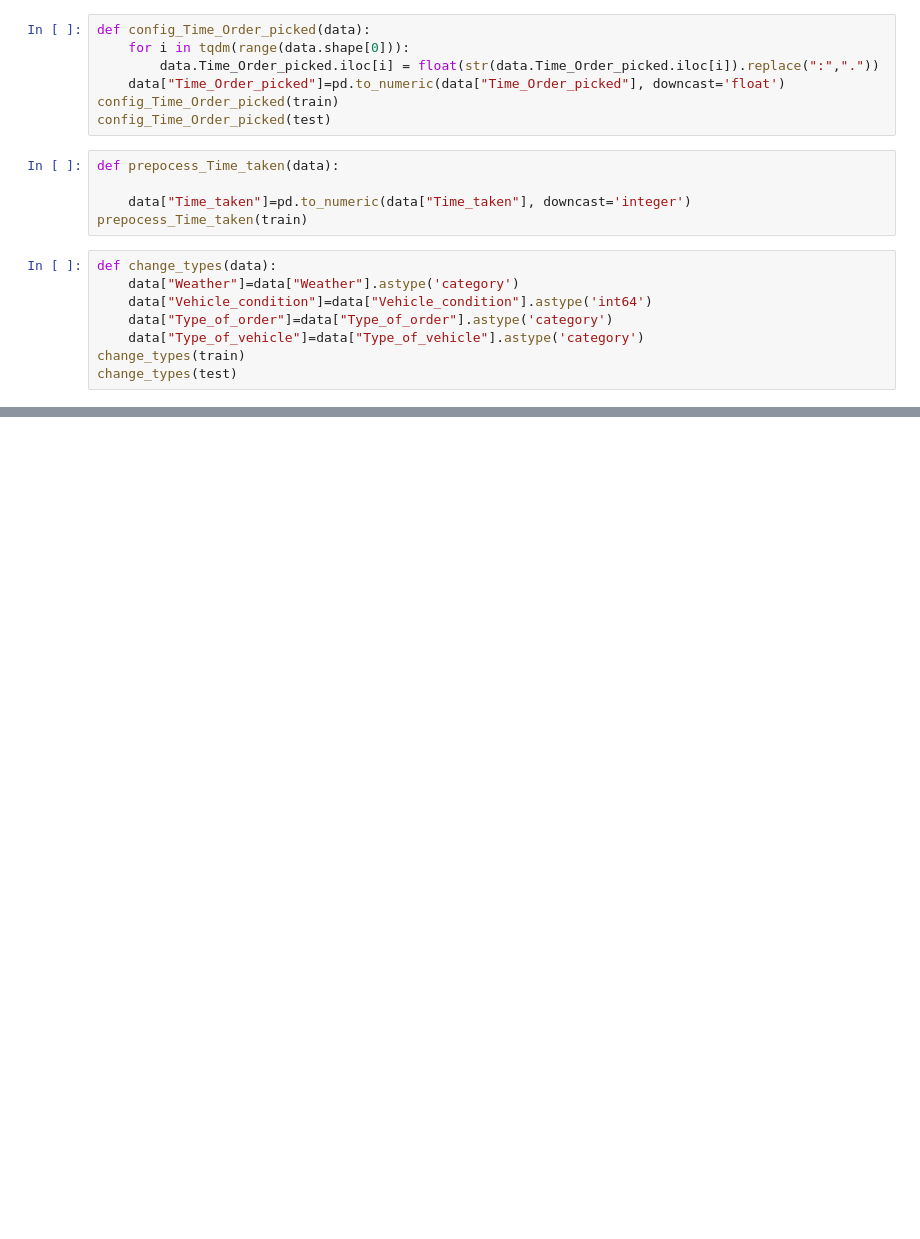
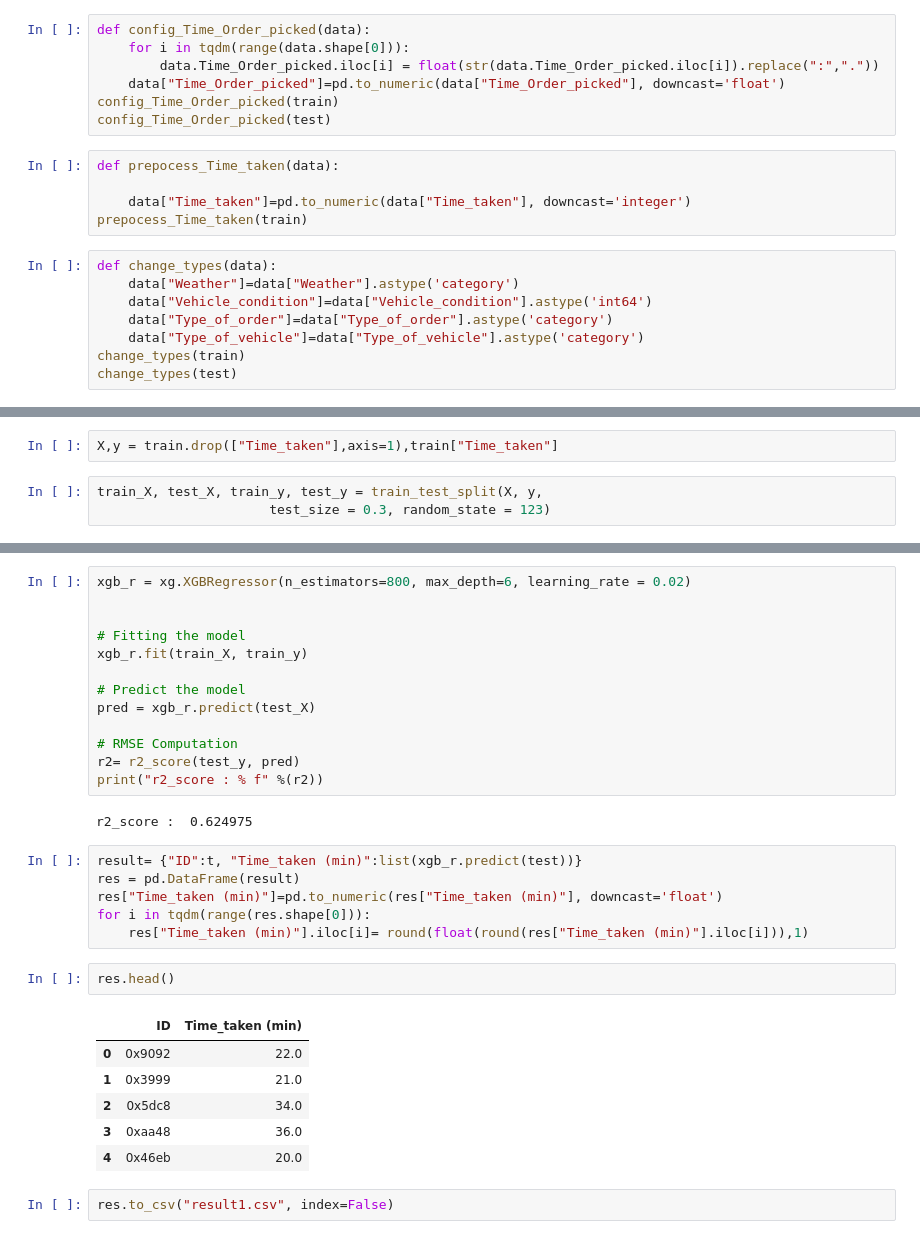
Before and after one commit to VikramxD/Food-Order-ETA-POC, a Jupyter notebook: notebooks/Pre-processing.ipynb, the cells around one changed output, grey strips where cells are left out. Cells and saved outputs as stored; diff of their text form; blank space fills up the shorter version.

```diff
--- a/notebooks/Pre-processing.ipynb
+++ b/notebooks/Pre-processing.ipynb
@@ -484,0 +492,5 @@ change_types(test)
+# %%
+X,y = train.drop(["Time_taken"],axis=1),train["Time_taken"]
+# %%
+train_X, test_X, train_y, test_y = train_test_split(X, y,
+                      test_size = 0.3, random_state = 123)
@@ -484,0 +525,32 @@ change_types(test)
+# %%
+xgb_r = xg.XGBRegressor(n_estimators=800, max_depth=6, learning_rate = 0.02)
+
+
+# Fitting the model
+xgb_r.fit(train_X, train_y)
+
+# Predict the model
+pred = xgb_r.predict(test_X)
+
+# RMSE Computation
+r2= r2_score(test_y, pred)
+print("r2_score : % f" %(r2))
+# %% [output]
+r2_score :  0.624975
+# %%
+result= {"ID":t, "Time_taken (min)":list(xgb_r.predict(test))}
+res = pd.DataFrame(result)
+res["Time_taken (min)"]=pd.to_numeric(res["Time_taken (min)"], downcast='float')
+for i in tqdm(range(res.shape[0])):
+    res["Time_taken (min)"].iloc[i]= round(float(round(res["Time_taken (min)"].iloc[i])),1)
+# %%
+res.head()
+# %% [output]
+|  | ID | Time_taken (min) |
+| 0 | 0x9092 | 22.0 |
+| 1 | 0x3999 | 21.0 |
+| 2 | 0x5dc8 | 34.0 |
+| 3 | 0xaa48 | 36.0 |
+| 4 | 0x46eb | 20.0 |
+# %%
+res.to_csv("result1.csv", index=False)
```
Also changed, not shown: parts of 11 cells of this notebook, 3 other files.
